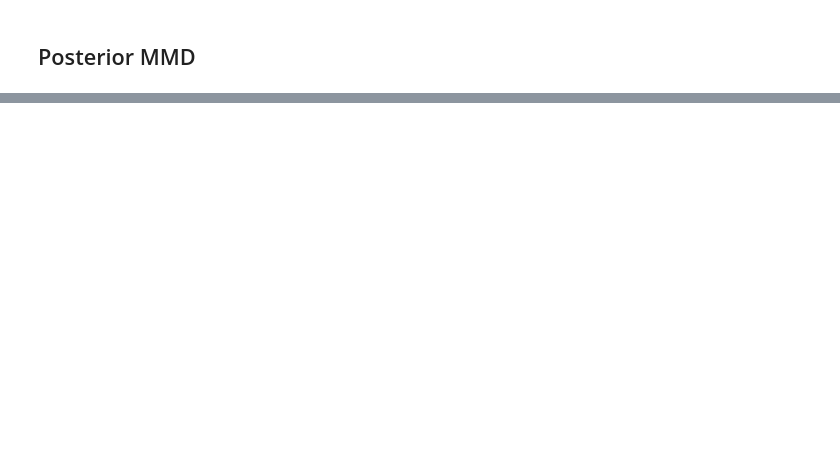
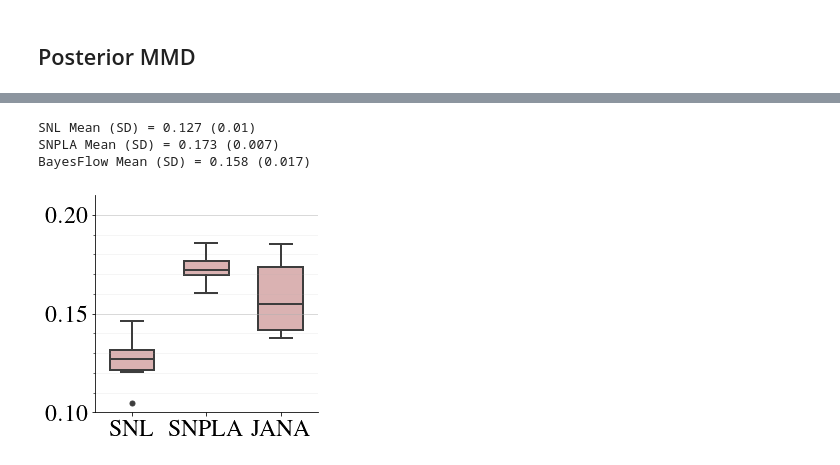
Before and after one commit to bayesflow-org/JANA-Paper, a Jupyter notebook: experiments/two_moons_comparison/evaluation.ipynb, the cells around one changed output, grey strips where cells are left out. Saved outputs shown, nothing was run; the diff lists cells and outputs as text; code cells hidden in the pictures; blank space fills up the shorter version.

```diff
--- a/experiments/two_moons_comparison/evaluation.ipynb
+++ b/experiments/two_moons_comparison/evaluation.ipynb
@@ -666,16 +432,0 @@ for j in range(seed_max):
-# %%
-snpe_c_post_mmd = np.zeros((seed_max))
-
-for j in range(seed_max):
-    snpe_c_post_mmd[j] = float(maximum_mean_discrepancy(analytical_post.astype("float32"), snpe_c_post[-1][j].astype("float32"), kernel="inverse_multiquadratic", squared=False))
-# %%
-snre_b_post_mmd = np.zeros((seed_max))
-
-for j in range(seed_max):
-    snre_b_post_mmd[j] = float(maximum_mean_discrepancy(analytical_post.astype("float32"), snre_b_post[-1][j].astype("float32"), kernel="inverse_multiquadratic", squared=False))
-# %%
-bayesflow_post_mmd = np.zeros((seed_max))
-
-for j in range(seed_max):
-    n_bayesflow = bayesflow_samples["post_samples"]["10000"][j+1].shape[0]
-    bayesflow_post_mmd[j] = float(maximum_mean_discrepancy(analytical_post[:n_bayesflow, :].astype("float32"), bayesflow_samples["post_samples"]["10000"][j+1].astype("float32"), kernel="inverse_multiquadratic", squared=False))
@@ -692,21 +432,0 @@ post_mmd_df = pd.DataFrame({
-# %%
-fig, ax = plt.subplots(figsize=(8,4))
-ax.set_yticks(np.arange(0, 2, 0.5), minor=False)
-ax.set_yticks(np.arange(0, 2, 0.1), minor=True)
-ax.grid(axis='y', which="major", alpha=0.6)
-ax.grid(axis="y", which="minor", alpha=0.15)
-
-sns.boxplot(data=post_mmd_df,
-            ax=ax, width=0.6,
-            flierprops={"marker": "o"},
-            boxprops={"facecolor": (0.6, 0, 0, 0.15)},
-            linewidth=2
-           )
-
-ax.tick_params(axis="both", which="both", labelsize=24)
-sns.despine()
-plt.ylim(0, 1.5)
-#plt.title("[elu activation] Posterior: MMD to Analytic (lower is better)")
-
-
-plt.savefig("plots/tm_boxplot_posterior.pdf", bbox_inches='tight')
@@ -712,0 +485,7 @@ plt.savefig("plots/tm_boxplot_posterior.pdf", bbox_inches='tight')
+# %%
+plot_posterior_predictive_boxplot(n_samples=2000)
+# %% [output]
+SNL Mean (SD) = 0.127 (0.01)
+SNPLA Mean (SD) = 0.173 (0.007)
+BayesFlow Mean (SD) = 0.158 (0.017)
+[figure, added]
```
Also changed, not shown: parts of 44 cells of this notebook.
